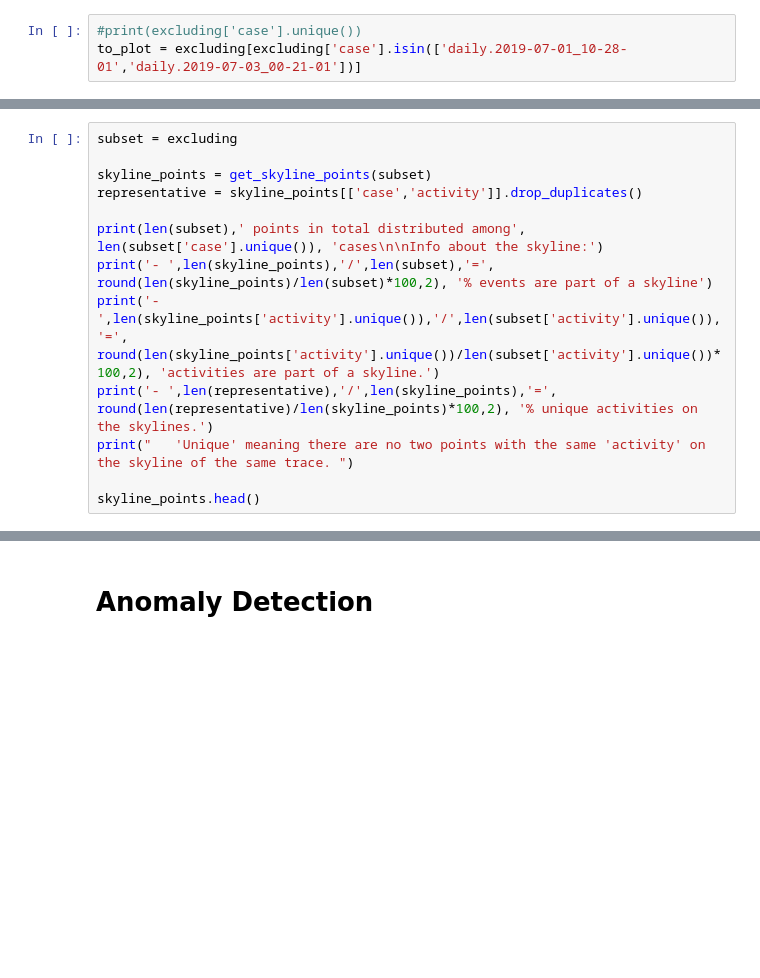
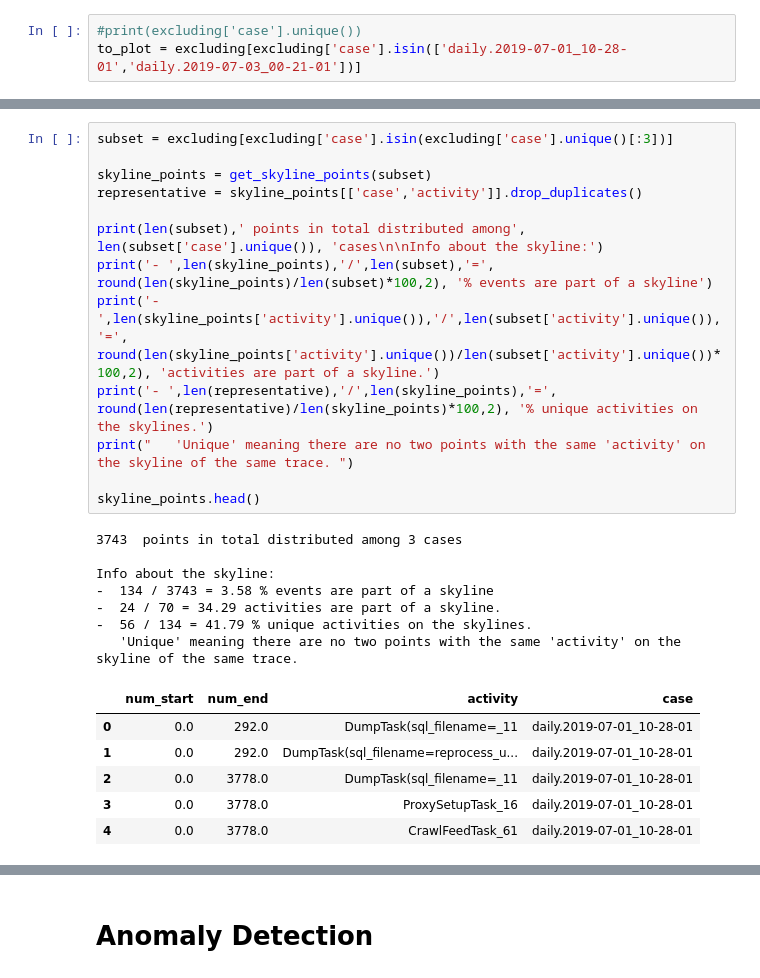
Before and after one commit to andreamalhera/perfSky, a Jupyter notebook: notebooks/example.ipynb, the cells around one changed output, grey strips where cells are left out. Drawn from its saved outputs; the diff is of its cells as text; blank space fills up the shorter version.

```diff
--- a/notebooks/example.ipynb
+++ b/notebooks/example.ipynb
@@ -86,15 +86,29 @@ vis.plot_average_trace(excluding)
 # %%
-subset = excluding
+subset = excluding[excluding['case'].isin(excluding['case'].unique()[:3])]
 
 skyline_points = get_skyline_points(subset)
 representative = skyline_points[['case','activity']].drop_duplicates()
 
 print(len(subset),' points in total distributed among', len(subset['case'].unique()), 'cases\n\nInfo about the skyline:')
 print('- ',len(skyline_points),'/',len(subset),'=', round(len(skyline_points)/len(subset)*100,2), '% events are part of a skyline')
 print('- ',len(skyline_points['activity'].unique()),'/',len(subset['activity'].unique()),'=', round(len(skyline_points['activity'].unique())/len(subset['activity'].unique())*100,2), 'activities are part of a skyline.')
 print('- ',len(representative),'/',len(skyline_points),'=', round(len(representative)/len(skyline_points)*100,2), '% unique activities on the skylines.')
 print("   'Unique' meaning there are no two points with the same 'activity' on the skyline of the same trace. ")
 
 skyline_points.head()
+# %% [output]
+3743  points in total distributed among 3 cases
+
+Info about the skyline:
+-  134 / 3743 = 3.58 % events are part of a skyline
+-  24 / 70 = 34.29 activities are part of a skyline.
+-  56 / 134 = 41.79 % unique activities on the skylines.
+   'Unique' meaning there are no two points with the same 'activity' on the skyline of the same trace.
+|  | num_start | num_end | activity | case |
+| 0 | 0.0 | 292.0 | DumpTask(sql_filename=_11 | daily.2019-07-01_10-28-01 |
+| 1 | 0.0 | 292.0 | DumpTask(sql_filename=reprocess_u... | daily.2019-07-01_10-28-01 |
+| 2 | 0.0 | 3778.0 | DumpTask(sql_filename=_11 | daily.2019-07-01_10-28-01 |
+| 3 | 0.0 | 3778.0 | ProxySetupTask_16 | daily.2019-07-01_10-28-01 |
+| 4 | 0.0 | 3778.0 | CrawlFeedTask_61 | daily.2019-07-01_10-28-01 |
 # %%
 vis.plot_all_traces(skyline_points, show_plot=None)
```
Also changed, not shown: parts of 5 cells of this notebook, 2 other files.
